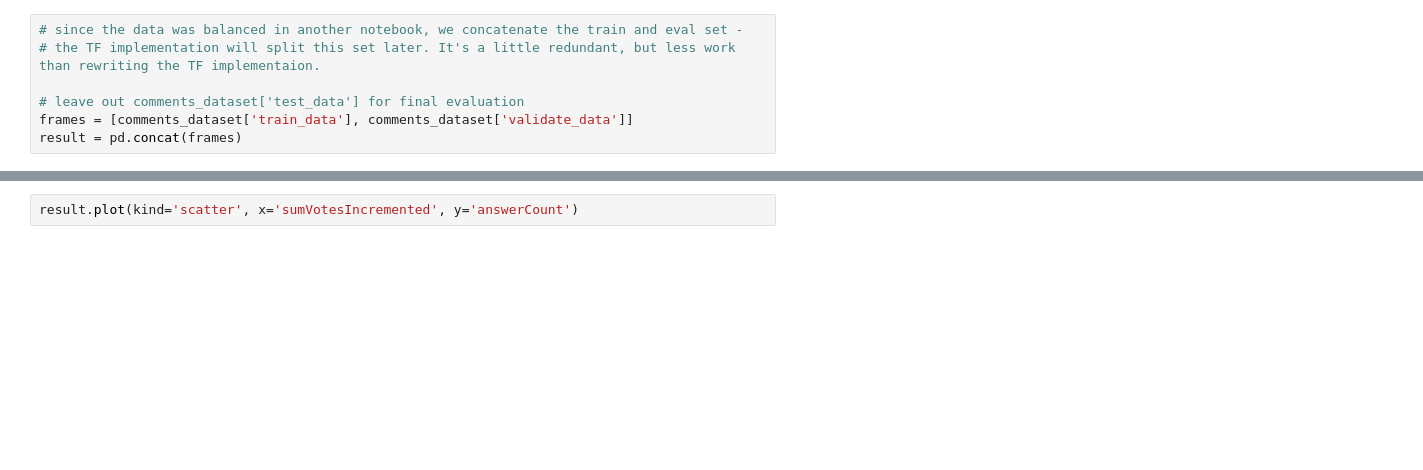
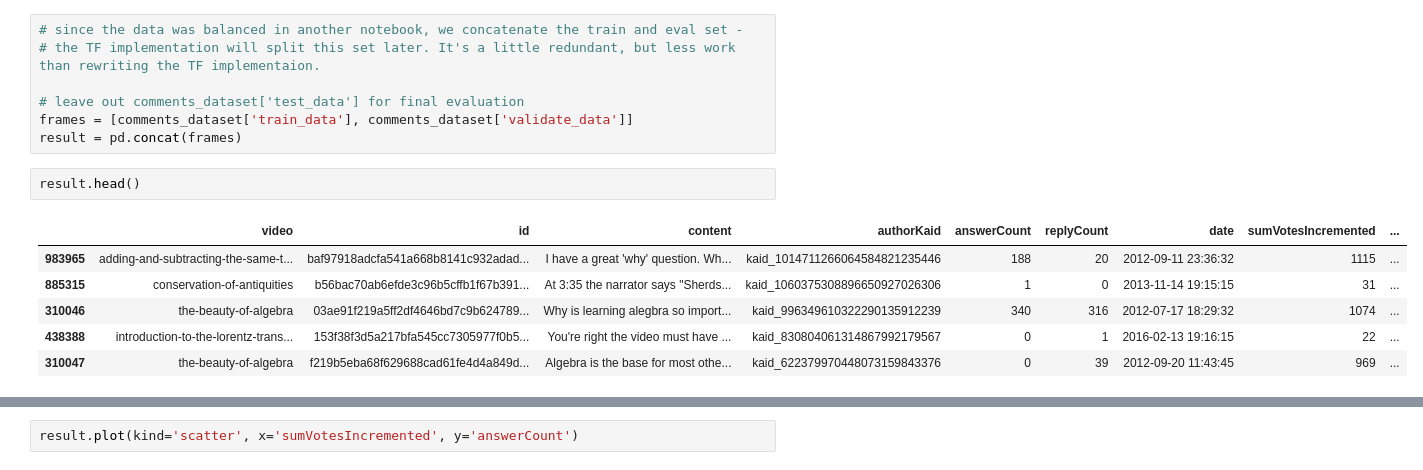
Before and after one commit to kyleiwaniec/w266_Project, a Jupyter notebook: ConvNet.ipynb, the cells around one changed output, grey strips where cells are left out. Saved outputs shown, nothing was run; the diff lists cells and outputs as text; blank space fills up the shorter version.

```diff
--- a/ConvNet.ipynb
+++ b/ConvNet.ipynb
@@ -51,6 +64,15 @@ test_data = comments_dataset['test_data']
 # leave out comments_dataset['test_data'] for final evaluation
 frames = [comments_dataset['train_data'], comments_dataset['validate_data']]
 result = pd.concat(frames)
+# %%
+result.head()
+# %% [output]
+|  | video | id | content | authorKaid | answerCount | replyCount | date | sumVotesIncremented | ... |
+| 983965 | adding-and-subtracting-the-same-t... | baf97918adcfa541a668b8141c932adad... | I have a great 'why' question. Wh... | kaid_1014711266064584821235446 | 188 | 20 | 2012-09-11 23:36:32 | 1115 | ... |
+| 885315 | conservation-of-antiquities | b56bac70ab6efde3c96b5cffb1f67b391... | At 3:35 the narrator says "Sherds... | kaid_1060375308896650927026306 | 1 | 0 | 2013-11-14 19:15:15 | 31 | ... |
+| 310046 | the-beauty-of-algebra | 03ae91f219a5ff2df4646bd7c9b624789... | Why is learning alegbra so import... | kaid_996349610322290135912239 | 340 | 316 | 2012-07-17 18:29:32 | 1074 | ... |
+| 438388 | introduction-to-the-lorentz-trans... | 153f38f3d5a217bfa545cc7305977f0b5... | You're right the video must have ... | kaid_830804061314867992179567 | 0 | 1 | 2016-02-13 19:16:15 | 22 | ... |
+| 310047 | the-beauty-of-algebra | f219b5eba68f629688cad61fe4d4a849d... | Algebra is the base for most othe... | kaid_622379970448073159843376 | 0 | 39 | 2012-09-20 11:43:45 | 969 | ... |
 # %%
 len(result[result['hasVotes'] != result['topRank']])
 # %% [output]
```
Also changed, not shown: parts of 15 cells of this notebook, 6 other files.
